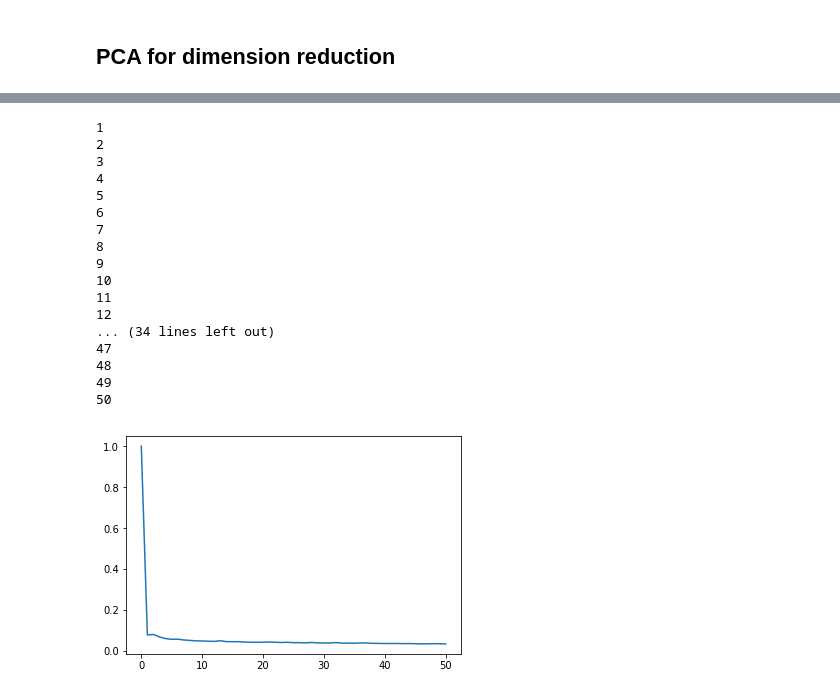
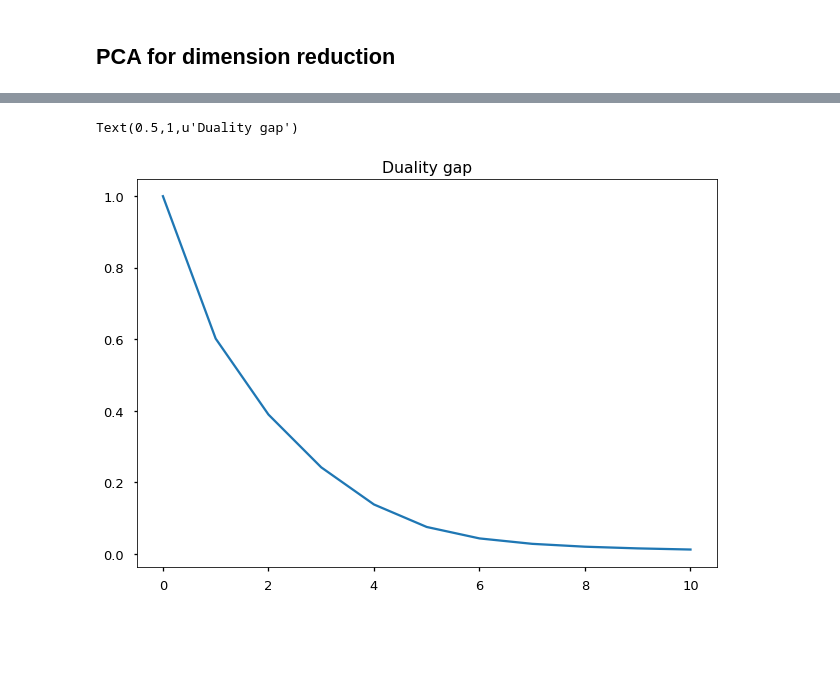
Before and after one commit to BoucheDimitri/SOADML, a Jupyter notebook: SDCA_blood.ipynb, the cells around one changed output, grey strips where cells are left out. Cells and saved outputs as stored; diff of their text form; code cells hidden in the pictures; blank space fills up the shorter version.

```diff
--- a/SDCA_blood.ipynb
+++ b/SDCA_blood.ipynb
@@ -511,8 +489,0 @@ test_pd["label"] = test_pd["label"].replace(0, -1)
-# %%
-# Store data in numpy matrixes
-train_np = train_pd.as_matrix()
-ytrain = train_np[:, 0]
-xtrain = train_np[:, 1:].T
-test_np = test_pd.as_matrix()
-ytest = test_np[:, 0]
-xtest = test_np[:, 1:].T
@@ -558,7 +498,7 @@ def pca_dimension_reduction(pca, xmat):
     return pca.transform(xmat.T).T
 # %%
 # Reduce dimension
-ncomps = 10
+ncomps = 100
 pca_xtrain = compute_pca(xtrain, ncomps)
 xtrain_reduced = pca_dimension_reduction(pca_xtrain, xtrain)
 xtest_reduced = pca_dimension_reduction(pca_xtrain, xtest)
@@ -597,24 +528,28 @@ plt.show()
 # %%
-lamb = 0.1
+lamb = 0.2
+d = xtrain_reduced.shape[0]
+n = xtrain_reduced.shape[1]
 alpha0 = np.zeros((n, ))
 w_pegasos = np.zeros((d, ))
-nepochs_sdca = 30
-nepochs_pegasos = 100
+nepochs_sdca = 10
+nepochs_pegasos = 10
 minibatch_pegasos = 100
 
 # SDCA epochs
 w_sdca, alpha_sdca, losses_sdca, perfs_sdca, gaps_sdca, scores_sdca = sdca_perm(alpha0,
-                                                                           xtrain,
+                                                                           xtrain_reduced,
                                                                            ytrain,
                                                                            lamb,
                                                                            nepochs_sdca,
-                                                                           0.001,
-                                                                           sgd_first=False,
-                                                                           xtest=xtest,
-                                                                           ytest=ytest)
+                                                                           0.000001,
+                                                                           sgd_first=True,
+                                                                          xtest=xtest_reduced,
+                                                                          ytest=ytest)
 print(np.sum(perfs_sdca))
 
 # Pegasos
-losses_pegasos, perfs_pegasos = pegasos_algorithm(w_pegasos, xtrain, ytrain, lamb, minibatch_pegasos, nepochs_pegasos)
+losses_pegasos, perfs_pegasos, scores_pegasos= pegasos_algorithm(w_pegasos, xtrain_reduced, ytrain,
+                                                  lamb, minibatch_pegasos, nepochs_pegasos,
+                                                  xtest=xtest_reduced, ytest=ytest)
 print(np.sum(perfs_pegasos))
 # %% [output]
@@ -741,26 +580,6 @@ wrandom = np.random.normal(0, 1, d)
-# %%
-# SDCA epochs
-wstar, alphastar, losses, gaps = sdca_perm(alpha0, xtrain, ytrain, 0.01, 50, 0.0001)
-# %% [output]
-1
-2
-3
-4
-5
-6
-7
-8
-9
-10
-11
-12
-... (34 lines left out)
-47
-48
-49
-50
 # %%
-plt.plot(losses)
-plt.show()
+plt.plot(gaps_sdca)
+plt.title("Duality gap")
 # %% [output]
+Text(0.5,1,u'Duality gap')
-[figure, old version]
+[figure, new version]
```
Also changed, not shown: parts of 40 cells of this notebook, 2 other files.
